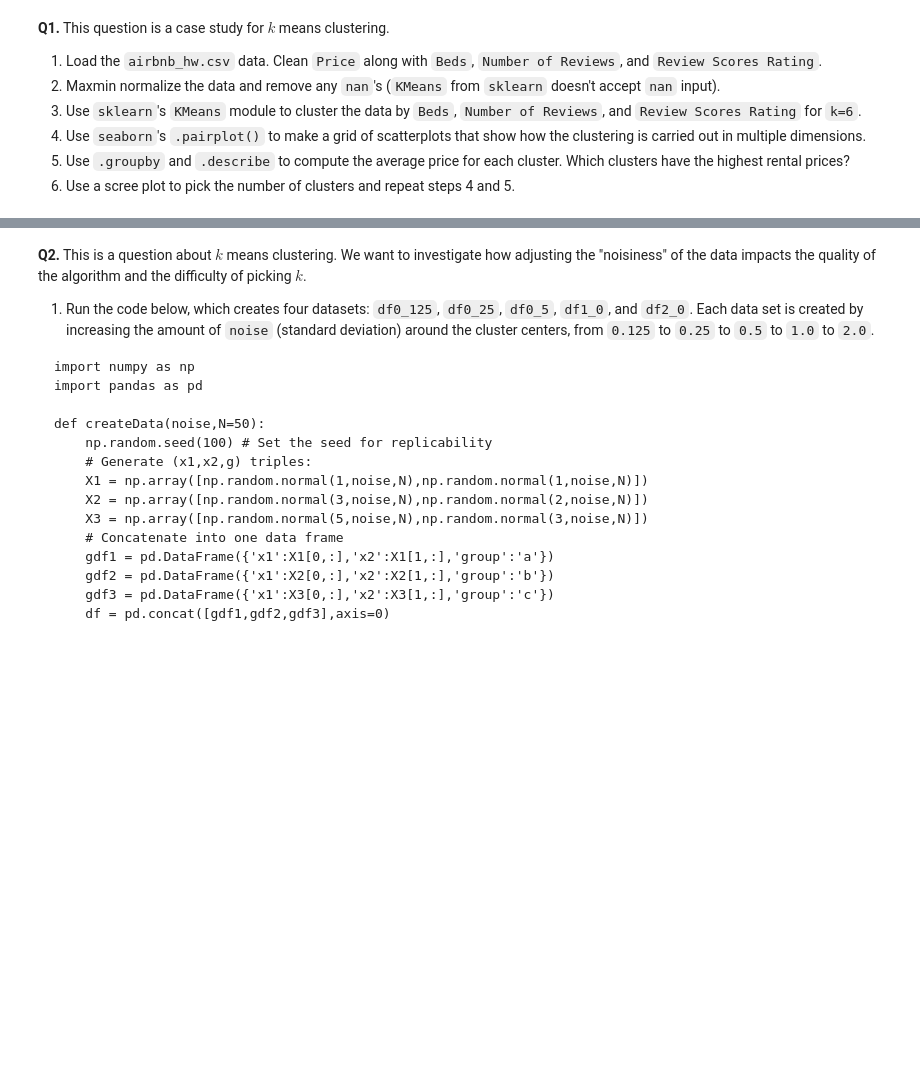
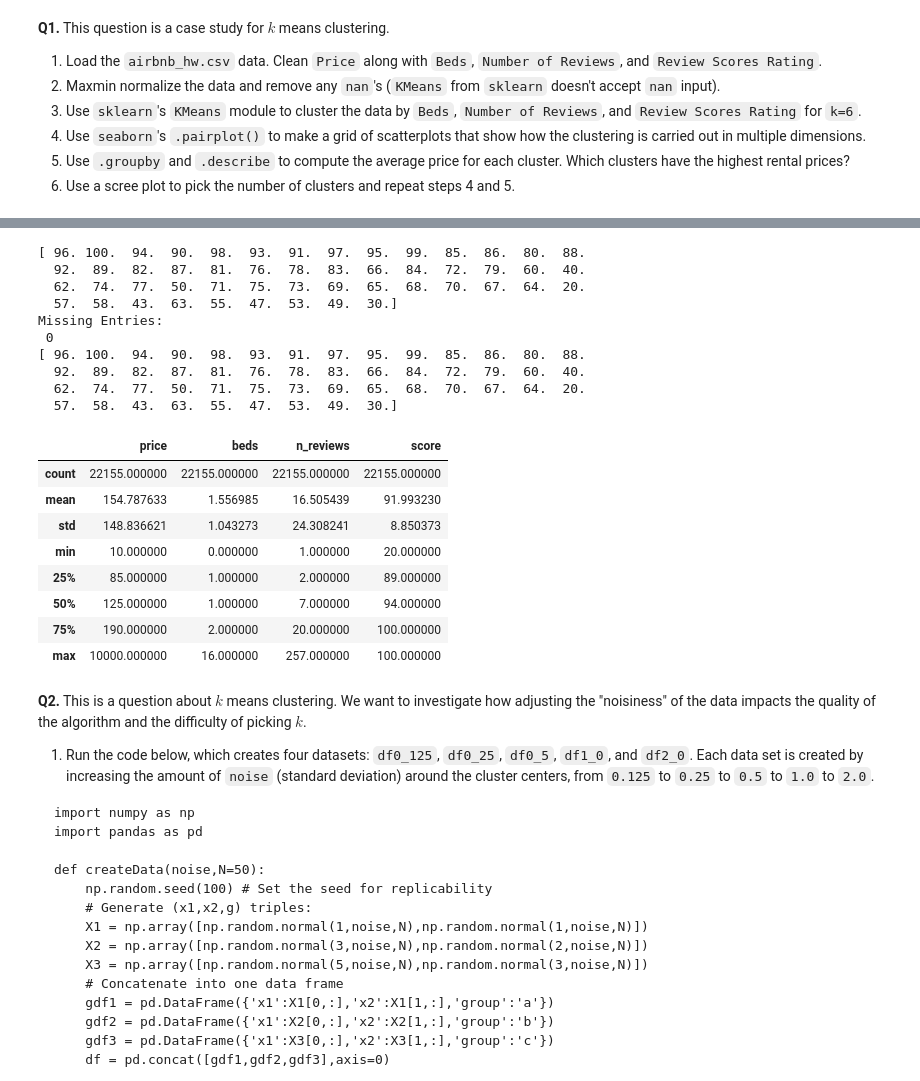
Before and after one commit to kkuang116/DS_3001-kmc, a Jupyter notebook: assignment_kmc_mywork.ipynb, the cells around one changed output, grey strips where cells are left out. Cells and saved outputs as stored; diff of their text form; code cells hidden in the pictures; blank space fills up the shorter version.

```diff
--- a/assignment_kmc_mywork.ipynb
+++ b/assignment_kmc_mywork.ipynb
@@ -88,2 +126,30 @@ print('Missing Entries: \n', sum(price.isnull()))
+# %%
+# cleaning Review Scores Rating
+print(X['score'].unique())
+X["score"] = X["score"].dropna()
+print('Missing Entries: \n', sum(X["score"].isnull()))
+print(X["score"].unique(), "\n")
+
+X.describe()
+# %% [output]
+[ 96. 100.  94.  90.  98.  93.  91.  97.  95.  99.  85.  86.  80.  88.
+  92.  89.  82.  87.  81.  76.  78.  83.  66.  84.  72.  79.  60.  40.
+  62.  74.  77.  50.  71.  75.  73.  69.  65.  68.  70.  67.  64.  20.
+  57.  58.  43.  63.  55.  47.  53.  49.  30.]
+Missing Entries:
+ 0
+[ 96. 100.  94.  90.  98.  93.  91.  97.  95.  99.  85.  86.  80.  88.
+  92.  89.  82.  87.  81.  76.  78.  83.  66.  84.  72.  79.  60.  40.
+  62.  74.  77.  50.  71.  75.  73.  69.  65.  68.  70.  67.  64.  20.
+  57.  58.  43.  63.  55.  47.  53.  49.  30.]
+|  | price | beds | n_reviews | score |
+| count | 22155.000000 | 22155.000000 | 22155.000000 | 22155.000000 |
+| mean | 154.787633 | 1.556985 | 16.505439 | 91.993230 |
+| std | 148.836621 | 1.043273 | 24.308241 | 8.850373 |
+| min | 10.000000 | 0.000000 | 1.000000 | 20.000000 |
+| 25% | 85.000000 | 1.000000 | 2.000000 | 89.000000 |
+| 50% | 125.000000 | 1.000000 | 7.000000 | 94.000000 |
+| 75% | 190.000000 | 2.000000 | 20.000000 | 100.000000 |
+| max | 10000.000000 | 16.000000 | 257.000000 | 100.000000 |
 # %%
 # Part 2: maxmin normalize the data to remove nan's
```
Also changed, not shown: parts of 6 cells of this notebook.
